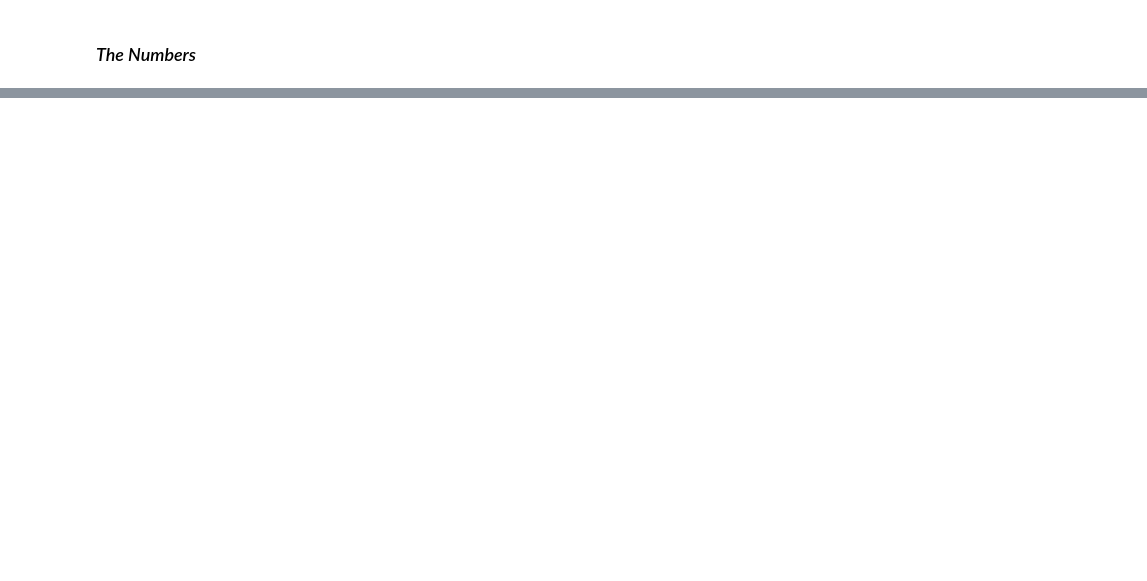
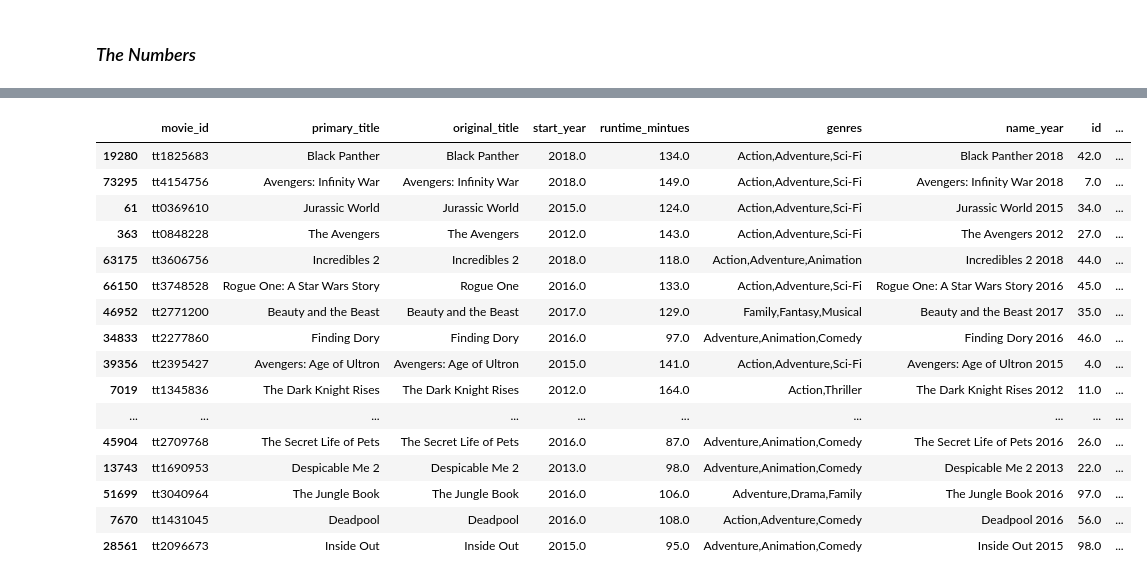
Before and after one commit to anguyen61191/MovieDataProject, a Jupyter notebook: RoughDraftProject1.ipynb, the cells around one changed output, grey strips where cells are left out. Drawn from its saved outputs; the diff is of its cells as text; code cells hidden in the pictures; blank space fills up the shorter version.

```diff
--- a/RoughDraftProject1.ipynb
+++ b/RoughDraftProject1.ipynb
@@ -142,0 +744,2 @@ pd.read_csv("zippedData/tn.movie_budgets.csv.gz")
+# %%
+df_Numbers_2010_on = df_Numbers.loc[df_Numbers["release_date_year"] >= 2010]
@@ -142,0 +762,24 @@ pd.read_csv("zippedData/tn.movie_budgets.csv.gz")
+# %%
+df_outer_join_test_2010_on = pd.merge(df_IMDB, df_Numbers_2010_on, how = "outer", on = ["name_year", "name_year"])
+# %%
+plot_test_outer_join = df_outer_join_test_2010_on.loc[(df_outer_join_test_2010_on["genres"].notna()) & (df_outer_join_test_2010_on["domestic_gross as numbers"].notna())].sort_values('domestic_gross as numbers', ascending = False)
+# %%
+plot_test_outer_join.sort_values('domestic_gross as numbers', ascending = False).head(25)
+# %% [output]
+|  | movie_id | primary_title | original_title | start_year | runtime_mintues | genres | name_year | id | ... |
+| 19280 | tt1825683 | Black Panther | Black Panther | 2018.0 | 134.0 | Action,Adventure,Sci-Fi | Black Panther 2018 | 42.0 | ... |
+| 73295 | tt4154756 | Avengers: Infinity War | Avengers: Infinity War | 2018.0 | 149.0 | Action,Adventure,Sci-Fi | Avengers: Infinity War 2018 | 7.0 | ... |
+| 61 | tt0369610 | Jurassic World | Jurassic World | 2015.0 | 124.0 | Action,Adventure,Sci-Fi | Jurassic World 2015 | 34.0 | ... |
+| 363 | tt0848228 | The Avengers | The Avengers | 2012.0 | 143.0 | Action,Adventure,Sci-Fi | The Avengers 2012 | 27.0 | ... |
+| 63175 | tt3606756 | Incredibles 2 | Incredibles 2 | 2018.0 | 118.0 | Action,Adventure,Animation | Incredibles 2 2018 | 44.0 | ... |
+| 66150 | tt3748528 | Rogue One: A Star Wars Story | Rogue One | 2016.0 | 133.0 | Action,Adventure,Sci-Fi | Rogue One: A Star Wars Story 2016 | 45.0 | ... |
+| 46952 | tt2771200 | Beauty and the Beast | Beauty and the Beast | 2017.0 | 129.0 | Family,Fantasy,Musical | Beauty and the Beast 2017 | 35.0 | ... |
+| 34833 | tt2277860 | Finding Dory | Finding Dory | 2016.0 | 97.0 | Adventure,Animation,Comedy | Finding Dory 2016 | 46.0 | ... |
+| 39356 | tt2395427 | Avengers: Age of Ultron | Avengers: Age of Ultron | 2015.0 | 141.0 | Action,Adventure,Sci-Fi | Avengers: Age of Ultron 2015 | 4.0 | ... |
+| 7019 | tt1345836 | The Dark Knight Rises | The Dark Knight Rises | 2012.0 | 164.0 | Action,Thriller | The Dark Knight Rises 2012 | 11.0 | ... |
+| ... | ... | ... | ... | ... | ... | ... | ... | ... | ... |
+| 45904 | tt2709768 | The Secret Life of Pets | The Secret Life of Pets | 2016.0 | 87.0 | Adventure,Animation,Comedy | The Secret Life of Pets 2016 | 26.0 | ... |
+| 13743 | tt1690953 | Despicable Me 2 | Despicable Me 2 | 2013.0 | 98.0 | Adventure,Animation,Comedy | Despicable Me 2 2013 | 22.0 | ... |
+| 51699 | tt3040964 | The Jungle Book | The Jungle Book | 2016.0 | 106.0 | Adventure,Drama,Family | The Jungle Book 2016 | 97.0 | ... |
+| 7670 | tt1431045 | Deadpool | Deadpool | 2016.0 | 108.0 | Action,Adventure,Comedy | Deadpool 2016 | 56.0 | ... |
+| 28561 | tt2096673 | Inside Out | Inside Out | 2015.0 | 95.0 | Adventure,Animation,Comedy | Inside Out 2015 | 98.0 | ... |
```
Also changed, not shown: parts of 66 cells of this notebook.
